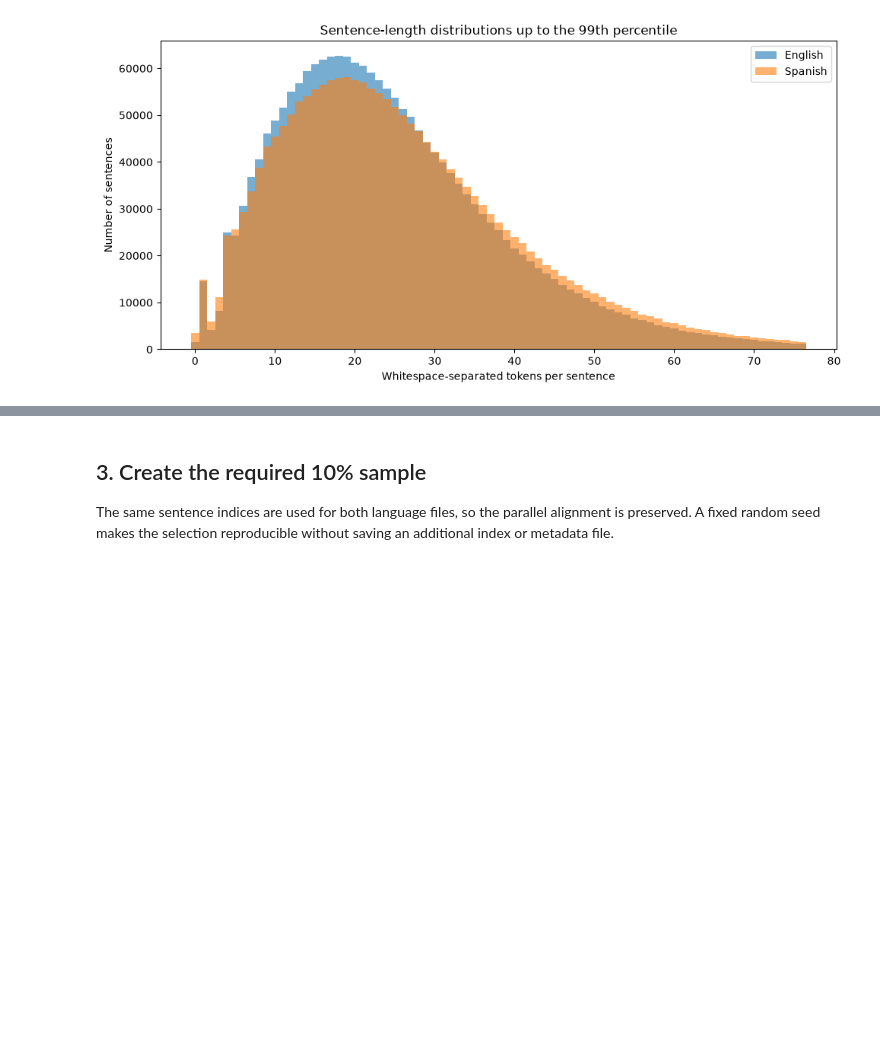
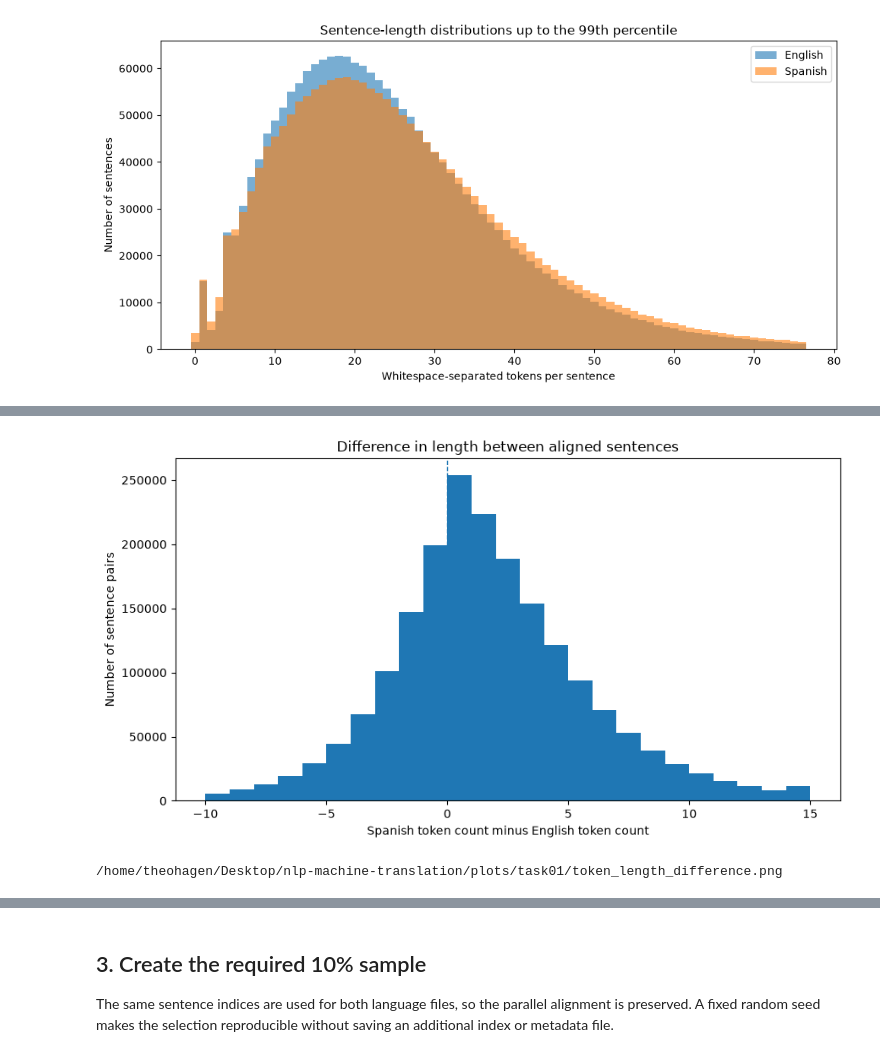
Before and after one commit to theodorhagen/nlp-machine-translation, a Jupyter notebook: notebooks/task01_data_exploration_revised.ipynb, the cells around one changed output, grey strips where cells are left out. Cells and saved outputs as stored; diff of their text form; code cells hidden in the pictures; blank space fills up the shorter version.

Commit message:
Add task01

```diff
--- a/notebooks/task01_data_exploration_revised.ipynb
+++ b/notebooks/task01_data_exploration_revised.ipynb
@@ -214,23 +214,26 @@ print(path)
 # %%
 lower_diff, upper_diff = np.percentile(token_difference, [1, 99])
 difference_mask = (
     (token_difference >= lower_diff)
     & (token_difference <= upper_diff)
 )
 
 plt.figure(figsize=(9, 5))
-plt.hist(token_difference[difference_mask], bins=60)
+plt.hist(token_difference[difference_mask], bins=25)
 plt.axvline(0, linestyle="--", linewidth=1)
 plt.xlabel("Spanish token count minus English token count")
 plt.ylabel("Number of sentence pairs")
 plt.title("Difference in length between aligned sentences")
 plt.tight_layout()
 
 path = PLOT_DIR / "token_length_difference.png"
 plt.savefig(path, dpi=200)
 plt.show()
 
 print(path)
+# %% [output]
+[figure, added]
+/home/theohagen/Desktop/nlp-machine-translation/plots/task01/token_length_difference.png
 # %%
 plot_data = [
     en_tokens[en_tokens <= np.percentile(en_tokens, 99)],
```
Also changed, not shown: parts of 4 cells of this notebook.
